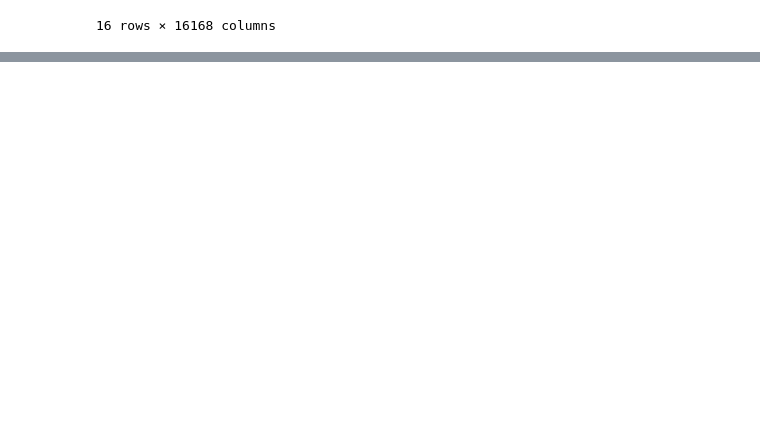
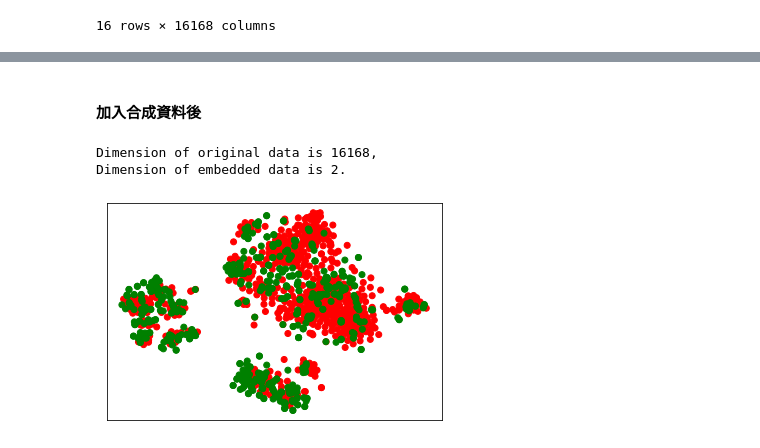
Before and after one commit to stupidpenguin/Computation_of_Data_Science, a Jupyter notebook: Grace_Final_Project/Final_Project.ipynb, the cells around one changed output, grey strips where cells are left out. Saved outputs shown, nothing was run; the diff lists cells and outputs as text; code cells hidden in the pictures; blank space fills up the shorter version.

```diff
--- a/Grace_Final_Project/Final_Project.ipynb
+++ b/Grace_Final_Project/Final_Project.ipynb
@@ -136,3 +216,31 @@ P_TCGA_D_wo_label
+# %% [markdown]
+#### 加入合成資料後
+# %%
+tsne = manifold.TSNE(n_components=2, init='random', random_state=501)
+X_tsne = tsne.fit_transform(X_smo)
+
+print("Dimension of original data is {},\n"
+      "Dimension of embedded data is {}.".format(X_smo.shape[-1], X_tsne.shape[-1]))
+
+'''嵌入空間視覺化'''
+x_min, x_max = X_tsne.min(0), X_tsne.max(0)
+X_norm = (X_tsne - x_min) / (x_max - x_min)
+
+for_tsne = np.vstack((X_norm.T, y_smo)).T
+
+for_tsne_df = pd.DataFrame(data=for_tsne, columns=['Dimension_x', 'Dimension_y', 'Score'])
+
+colors = {0:'red', 1:'green'}
+plt.scatter(for_tsne_df['Dimension_x'], for_tsne_df['Dimension_y'],
+            c=for_tsne_df['Score'].apply(lambda x: colors[x]))
+
+plt.xticks([])
+plt.yticks([])
+plt.show()
+# %% [output]
+Dimension of original data is 16168,
+Dimension of embedded data is 2.
+[figure, added]
 # %%
 CMAP = "copper"
 import matplotlib.pyplot as plt
```
Also changed, not shown: parts of 30 cells of this notebook, 1 other file.
